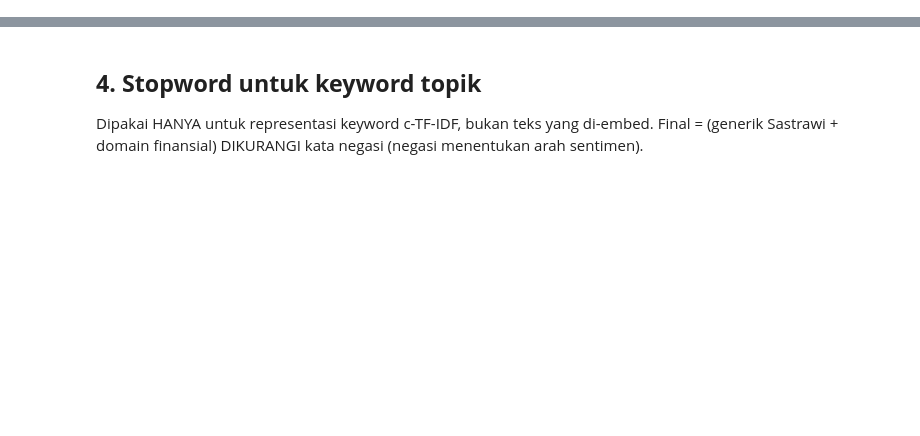
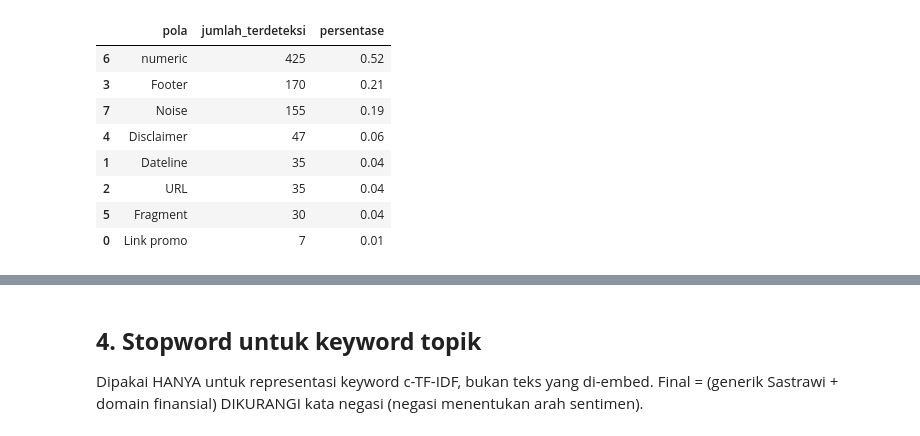
Before and after one commit to erik580/Bank-News-Topic-Modelling-Aspect-Based-Sentimental-Analysis, a Jupyter notebook: 02_preprocessing_eda.ipynb, the cells around one changed output, grey strips where cells are left out. Drawn from its saved outputs; the diff is of its cells as text; code cells hidden in the pictures; blank space fills up the shorter version.

```diff
--- a/02_preprocessing_eda.ipynb
+++ b/02_preprocessing_eda.ipynb
@@ -28,0 +33,13 @@ Pecah tiap artikel jadi kalimat, bersihkan noise (dateline, URL, footer, disclai
+# %%
+# aturan split per kalimat
+singkatan = ["PT", "Tbk", "Persero", "Rp", "US", "No", "Jl", "Dr", "Ir", "Hj",
+             "Prof", "Sdr", "S.E", "M.M", "Ph.D", "dll", "dsb", "dkk", "a.l", "yakni"]
+split = re.compile(r'(?<=[.!?])\s+|(?<=[.!?]["\u201d])\s+')
+
+def pecah_kalimat(teks):
+    t = re.sub(r"\s+", " ", str(teks)).strip()
+    for ab in singkatan:
+        t = re.sub(rf"\b{re.escape(ab)}\.", lambda m: m.group(0)[:-1] + "<DOT>", t)
+    t = re.sub(r"\b([A-Z])\.(?=\s)", r"\1<DOT>", t)
+    t = re.sub(r"(?<=\d)\.(?=\d)", "<DOT>", t)
+    return [x.replace("<DOT>", ".").strip() for x in split.split(t) if x.strip()]
@@ -148,0 +150,42 @@ Kalimat tanpa bank terdeteksi: 44
+# %%
+pola_analisis = {
+    "Link promo": link_promo,
+    "Dateline": dateline,
+    "URL": url,
+    "Footer": footer,
+    "Disclaimer": disclaimer,
+    "Fragment": fragment,
+    "numeric": numeric,
+    "Noise": noise,
+}
+
+hasil_analisis = []
+
+for nama, pola in pola_analisis.items():
+
+    cocok = df_kalimat["kalimat"].astype(str).apply(
+        lambda x: bool(pola.search(x))
+    )
+
+    hasil_analisis.append({
+        "pola": nama,
+        "jumlah_terdeteksi": cocok.sum(),
+        "persentase": round(cocok.mean() * 100, 2)
+    })
+
+analisis_regex = pd.DataFrame(hasil_analisis)
+
+analisis_regex.sort_values(
+    "jumlah_terdeteksi",
+    ascending=False
+)
+# %% [output]
+|  | pola | jumlah_terdeteksi | persentase |
+| 6 | numeric | 425 | 0.52 |
+| 3 | Footer | 170 | 0.21 |
+| 7 | Noise | 155 | 0.19 |
+| 4 | Disclaimer | 47 | 0.06 |
+| 1 | Dateline | 35 | 0.04 |
+| 2 | URL | 35 | 0.04 |
+| 5 | Fragment | 30 | 0.04 |
+| 0 | Link promo | 7 | 0.01 |
```
Also changed, not shown: parts of 50 cells of this notebook, 8 other files.
